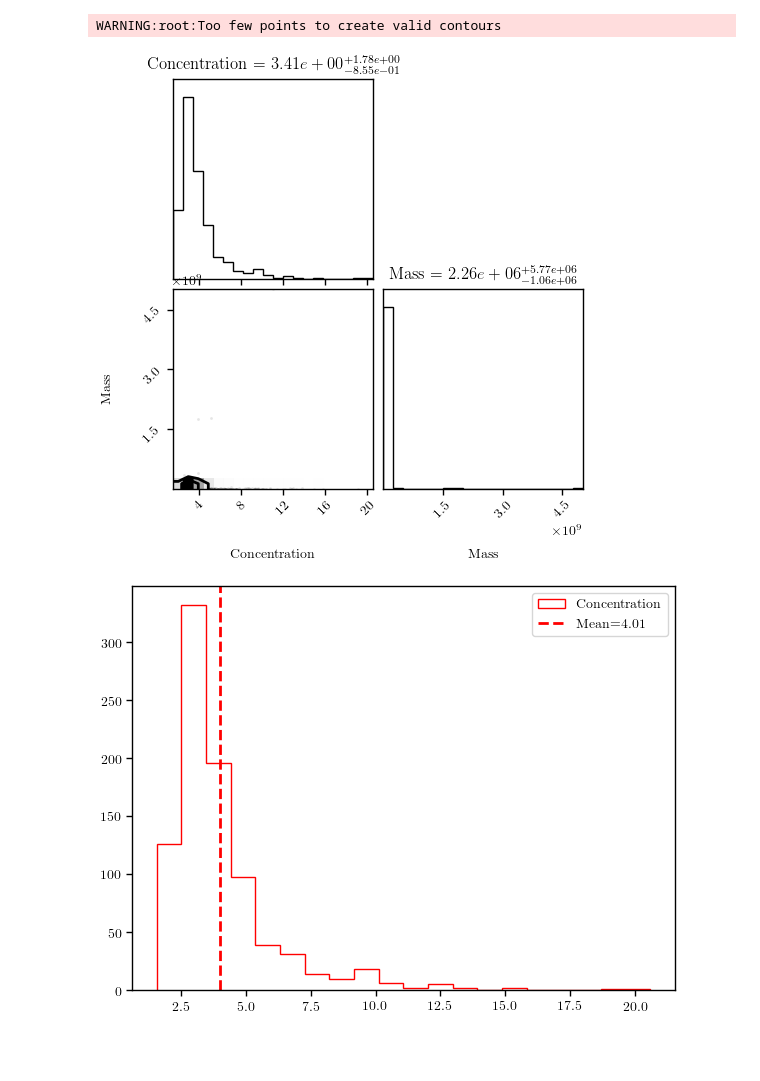
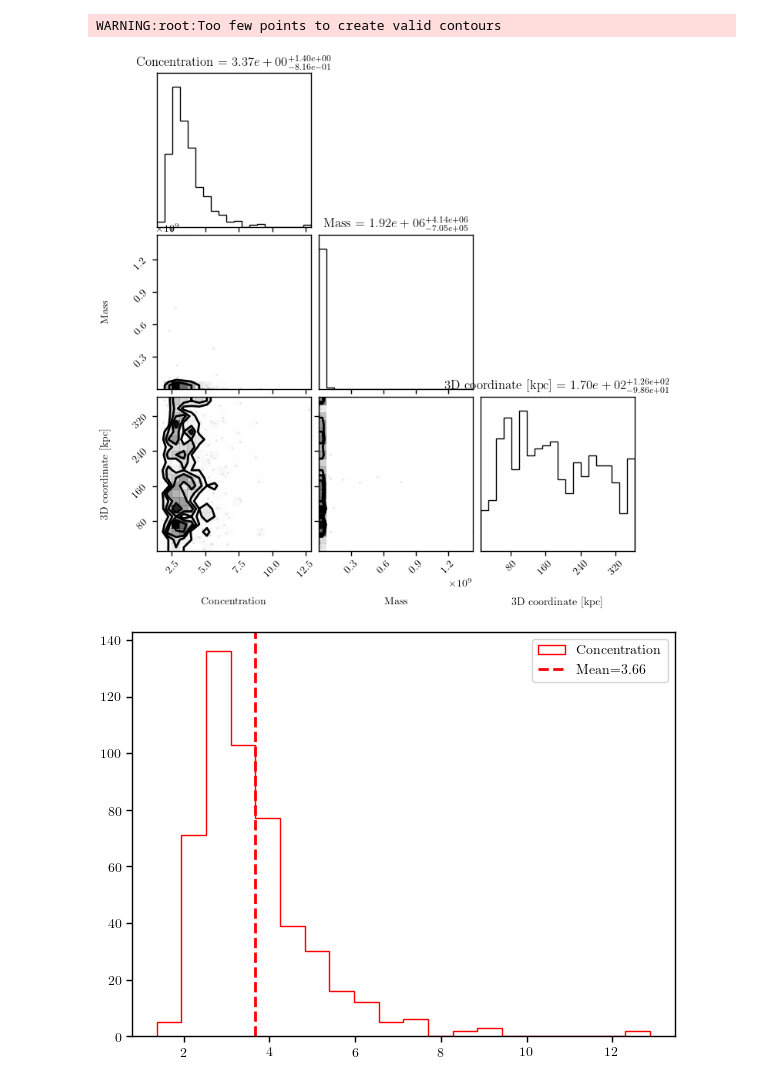
Before and after one commit to AstroMusers/mejiro, a Jupyter notebook: notebooks/pyhalo/concentration.ipynb, the cells around one changed output. Saved outputs shown, nothing was run; the diff lists cells and outputs as text; code cells hidden in the pictures; blank space fills up the shorter version.

```diff
--- a/notebooks/pyhalo/concentration.ipynb
+++ b/notebooks/pyhalo/concentration.ipynb
@@ -43,0 +45,11 @@ from mejiro.exposure import Exposure
+# %%
+print(f'Collecting lenses...')
+pipeline_params = util.hydra_to_dict(config.pipeline)
+debugging = pipeline_params['debugging']
+if debugging:
+    pipeline_dir = f'{config.machine.pipeline_dir}_dev'
+else:
+    pipeline_dir = config.machine.pipeline_dir
+lens_list = lens_util.get_detectable_lenses(pipeline_dir, suppress_output=False)
+lens_list = [lens for lens in lens_list if lens.main_halo_mass > 1e13]
+print(f'Collected {len(lens_list)} lenses.')
@@ -44,5 +59,7 @@ from mejiro.exposure import Exposure
+# %%
+lens = np.random.choice(lens_list)
 # %%
-lens = SampleStrongLens()
+# lens = SampleStrongLens()
 roman = Roman()
 
 band = 'F087'
@@ -56,17 +73,18 @@ realization = lens.generate_cdm_subhalos()
 halos = [halo for halo in realization.halos]
 concentrations = [halo.c for halo in halos]
 masses = [halo.mass for halo in halos]
+r3ds = [halo.r3d for halo in halos]
 # %%
-data = np.column_stack((concentrations, masses))
+data = np.column_stack((concentrations, masses, r3ds))
 
-fig = corner.corner(data, labels=['Concentration', 'Mass'], show_titles=True, title_fmt='.2e', title_kwargs={"fontsize": 12})
+fig = corner.corner(data, labels=['Concentration', 'Mass', '3D coordinate [kpc]'], show_titles=True, title_fmt='.2e', title_kwargs={"fontsize": 12})
 # %% [output]
 WARNING:root:Too few points to create valid contours
-[figure, old version]
+[figure, new version]
 # %%
 plt.hist(concentrations, bins=20, histtype='step', color='r', label='Concentration')
 plt.axvline(np.mean(concentrations), color='r', linestyle='--', label=f'Mean={np.mean(concentrations):.2f}')
 plt.legend()
 plt.show()
 # %% [output]
-[figure, old version]
+[figure, new version]
```
Also changed, not shown: parts of 7 cells of this notebook, 14 other files.
